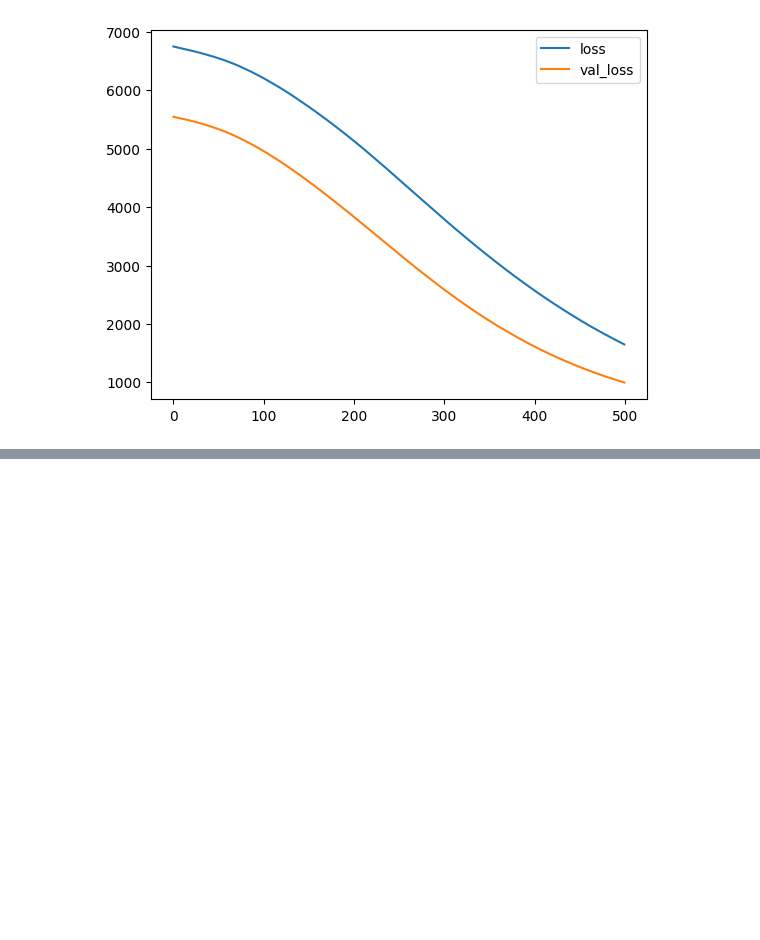
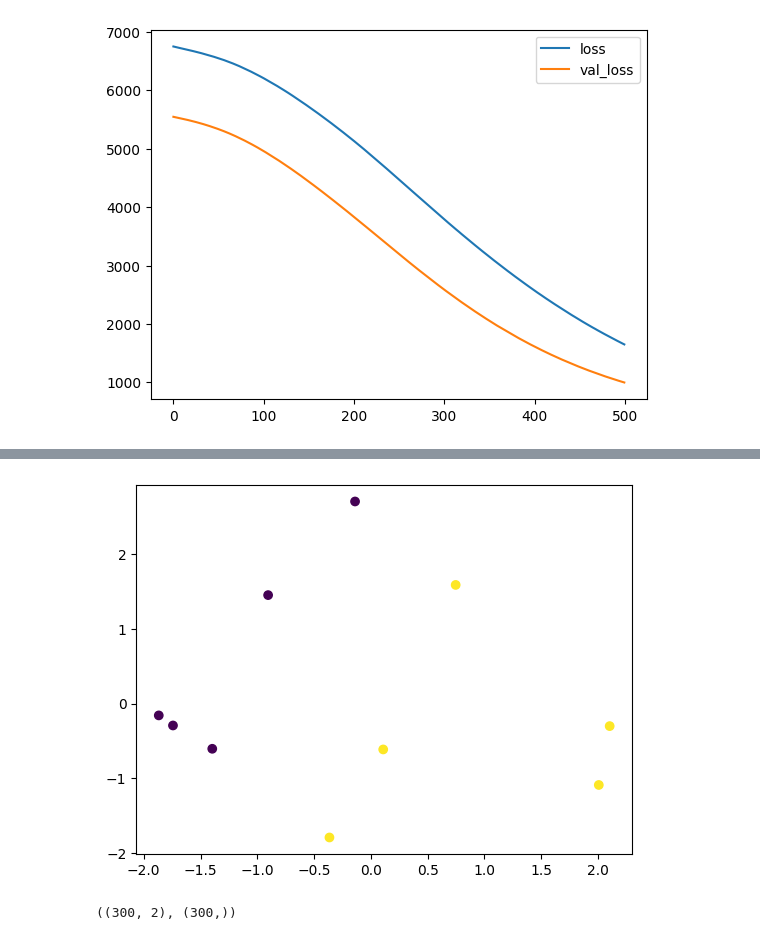
Before and after one commit to sojog/ML-NLP-DP-Bittnet-Iulie-2026, a Jupyter notebook: Ziua6/01_regresie_clasificare_keras.ipynb, the cells around one changed output, grey strips where cells are left out. Cells and saved outputs as stored; diff of their text form; code cells hidden in the pictures; blank space fills up the shorter version.

```diff
--- a/Ziua6/01_regresie_clasificare_keras.ipynb
+++ b/Ziua6/01_regresie_clasificare_keras.ipynb
@@ -225,0 +268,3 @@ plt.legend()
+# %%
+x, y = make_classification(n_samples=10, n_features=2, n_classes=2, n_informative=2, n_redundant=0)
+x, y
@@ -225,0 +283,9 @@ plt.legend()
+# %%
+plt.scatter(x[:, 0], x[:, 1], c=y);
+# %% [output]
+[figure, added]
+# %%
+x, y = make_classification(n_samples=300, n_features=2, n_classes=2, n_informative=2, n_redundant=0, random_state=42)
+x.shape, y.shape
+# %% [output]
+((300, 2), (300,))
```
Also changed, not shown: parts of 24 cells of this notebook.
